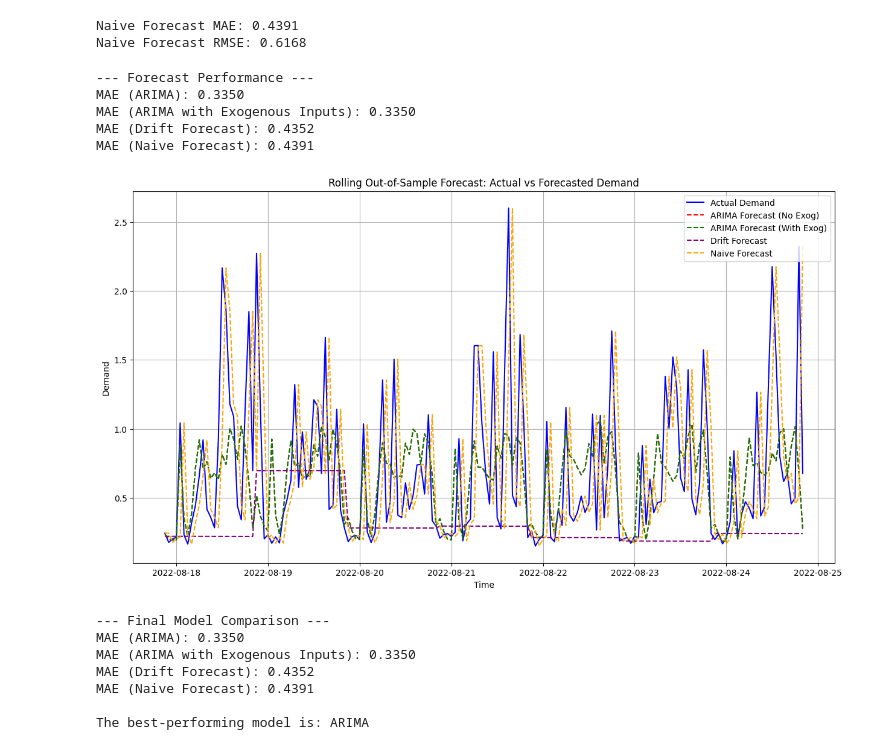
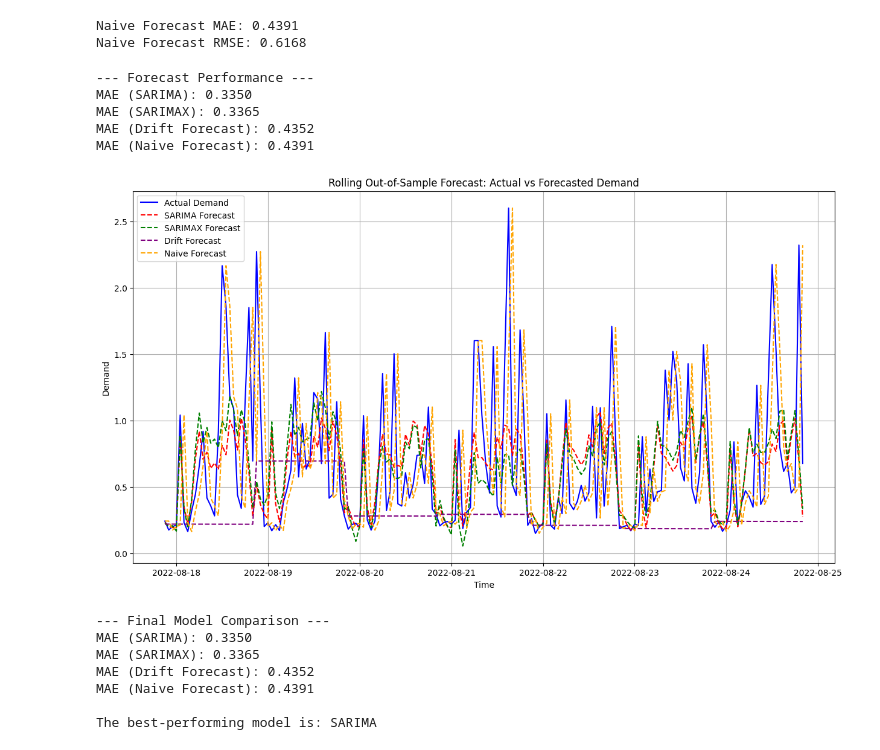
Before and after one commit to anguzo/its8080-2024, a Jupyter notebook: project02/forecast.ipynb, the cells around one changed output. Cells and saved outputs as stored; diff of their text form; code cells hidden in the pictures.

Commit message:
[project02] fix SARIMAX

```diff
--- a/project02/forecast.ipynb
+++ b/project02/forecast.ipynb
@@ -25,8 +25,8 @@ test_data.set_index("time", inplace=True)
 # Target Variable and Exogenous Inputs
 y_train = train_data["demand"]
 y_test = test_data["demand"]
-exog_train = train_data[["temp", "dwpt", "price"]]
-exog_test = test_data[["temp", "dwpt", "price"]]
+exog_train = train_data[["temp"]]
+exog_test = test_data[["temp"]]
 # %%
 # %% Rolling Forecast Setup
 
@@ -35,8 +35,8 @@ steps = len(y_test) // horizon  # Number of rolling windows
 print(f"Number of rolling forecast steps: {steps}")
 
 # Initialize lists for forecasts
-arima_forecast = []
-arima_exog_forecast = []
+sarima_forecast = []
+sarimax_forecast = []
 drift_forecast_values = []
 # %% [output]
 Number of rolling forecast steps: 7
@@ -49,18 +49,16 @@ for i in range(0, len(y_test) - horizon + 1, horizon):
     rolling_exog_test = exog_test.iloc[i : i + horizon]
     rolling_y_test = y_test.iloc[i : i + horizon]
 
-    # --- 1. ARIMA Model (No Exogenous Inputs) ---
+    # --- 1. SARIMA Model ---
     arima_model = ARIMA(order=(1, 1, 1), seasonal_order=(0, 1, 1, 24))
     arima_results = arima_model.fit(rolling_y_train)
-    arima_forecast.extend(arima_results.predict(n_periods=horizon))
+    sarima_forecast.extend(arima_results.predict(n_periods=horizon))
 
-    # --- 2. ARIMA Model with Exogenous Inputs ---
+    # --- 2. SARIMAX Model ---
     arima_exog_model = ARIMA(order=(1, 1, 1), seasonal_order=(0, 1, 1, 24))
-    arima_exog_results = arima_exog_model.fit(
-        rolling_y_train, exogenous=rolling_exog_train
-    )
-    arima_exog_forecast.extend(
-        arima_exog_results.predict(n_periods=horizon, exogenous=rolling_exog_test)
+    arima_exog_results = arima_exog_model.fit(rolling_y_train, X=rolling_exog_train)
+    sarimax_forecast.extend(
+        arima_exog_results.predict(n_periods=horizon, X=rolling_exog_test)
     )
 
     # --- 3. Drift Forecast ---
@@ -70,9 +68,9 @@ for i in range(0, len(y_test) - horizon + 1, horizon):
     )
 
 # Convert forecasts to Series
-arima_forecast = pd.Series(arima_forecast, index=y_test.index[: len(arima_forecast)])
-arima_exog_forecast = pd.Series(
-    arima_exog_forecast, index=y_test.index[: len(arima_exog_forecast)]
+sarima_forecast = pd.Series(sarima_forecast, index=y_test.index[: len(sarima_forecast)])
+sarimax_forecast = pd.Series(
+    sarimax_forecast, index=y_test.index[: len(sarimax_forecast)]
 )
 drift_forecast_series = pd.Series(
     drift_forecast_values, index=y_test.index[: len(drift_forecast_values)]
@@ -95,61 +93,59 @@ Naive Forecast RMSE: 0.6168
 # %%
 # %% Evaluate Forecast Performance
 
-mae_arima = mean_absolute_error(y_test[: len(arima_forecast)], arima_forecast)
-mae_arima_exog = mean_absolute_error(
-    y_test[: len(arima_exog_forecast)], arima_exog_forecast
-)
+mae_sarima = mean_absolute_error(y_test[: len(sarima_forecast)], sarima_forecast)
+mae_sarimax = mean_absolute_error(y_test[: len(sarimax_forecast)], sarimax_forecast)
 mae_drift = mean_absolute_error(
     y_test[: len(drift_forecast_series)], drift_forecast_series
 )
 
 print("\n--- Forecast Performance ---")
-print(f"MAE (ARIMA): {mae_arima:.4f}")
-print(f"MAE (ARIMA with Exogenous Inputs): {mae_arima_exog:.4f}")
+print(f"MAE (SARIMA): {mae_sarima:.4f}")
+print(f"MAE (SARIMAX): {mae_sarimax:.4f}")
 print(f"MAE (Drift Forecast): {mae_drift:.4f}")
 print(f"MAE (Naive Forecast): {naive_mae:.4f}")
 # %% [output]
 --- Forecast Performance ---
-MAE (ARIMA): 0.3350
-MAE (ARIMA with Exogenous Inputs): 0.3350
+MAE (SARIMA): 0.3350
+MAE (SARIMAX): 0.3365
 MAE (Drift Forecast): 0.4352
 MAE (Naive Forecast): 0.4391
 # %%
 # %% Visualize Forecasts
 
 plt.figure(figsize=(15, 8))
 plt.plot(y_test, label="Actual Demand", color="blue")
-plt.plot(arima_forecast, label="ARIMA Forecast (No Exog)", linestyle="--", color="red")
+plt.plot(sarima_forecast, label="SARIMA Forecast", linestyle="--", color="red")
 plt.plot(
-    arima_exog_forecast,
-    label="ARIMA Forecast (With Exog)",
+    sarimax_forecast,
+    label="SARIMAX Forecast",
     linestyle="--",
     color="green",
 )
 plt.plot(drift_forecast_series, label="Drift Forecast", linestyle="--", color="purple")
 plt.plot(naive_forecast, label="Naive Forecast", linestyle="--", color="orange")
 
 plt.title("Rolling Out-of-Sample Forecast: Actual vs Forecasted Demand")
 plt.xlabel("Time")
 plt.ylabel("Demand")
 plt.legend()
 plt.grid()
 plt.show()
 # %% [output]
-[figure, old version]
+[figure, new version]
 # %%
 # %% Final Comparison of All Models
 
 print("\n--- Final Model Comparison ---")
-print(f"MAE (ARIMA): {mae_arima:.4f}")
-print(f"MAE (ARIMA with Exogenous Inputs): {mae_arima_exog:.4f}")
+print(f"MAE (SARIMA): {mae_sarima:.4f}")
+print(f"MAE (SARIMAX): {mae_sarimax:.4f}")
 print(f"MAE (Drift Forecast): {mae_drift:.4f}")
 print(f"MAE (Naive Forecast): {naive_mae:.4f}")
 
 # Determine the best-performing model
 mae_dict = {
-    "ARIMA": mae_arima,
-    "ARIMA with Exogenous Inputs": mae_arima_exog,
+    "SARIMA": mae_sarima,
+    "SARIMAX": mae_sarimax,
     "Drift Forecast": mae_drift,
     "Naive Forecast": naive_mae,
 }
@@ -158,9 +154,9 @@ best_model = min(mae_dict, key=mae_dict.get)
 print(f"\nThe best-performing model is: {best_model}")
 # %% [output]
 --- Final Model Comparison ---
-MAE (ARIMA): 0.3350
-MAE (ARIMA with Exogenous Inputs): 0.3350
+MAE (SARIMA): 0.3350
+MAE (SARIMAX): 0.3365
 MAE (Drift Forecast): 0.4352
 MAE (Naive Forecast): 0.4391
 
-The best-performing model is: ARIMA
+The best-performing model is: SARIMA
```
Also changed, not shown: 9 other files.
